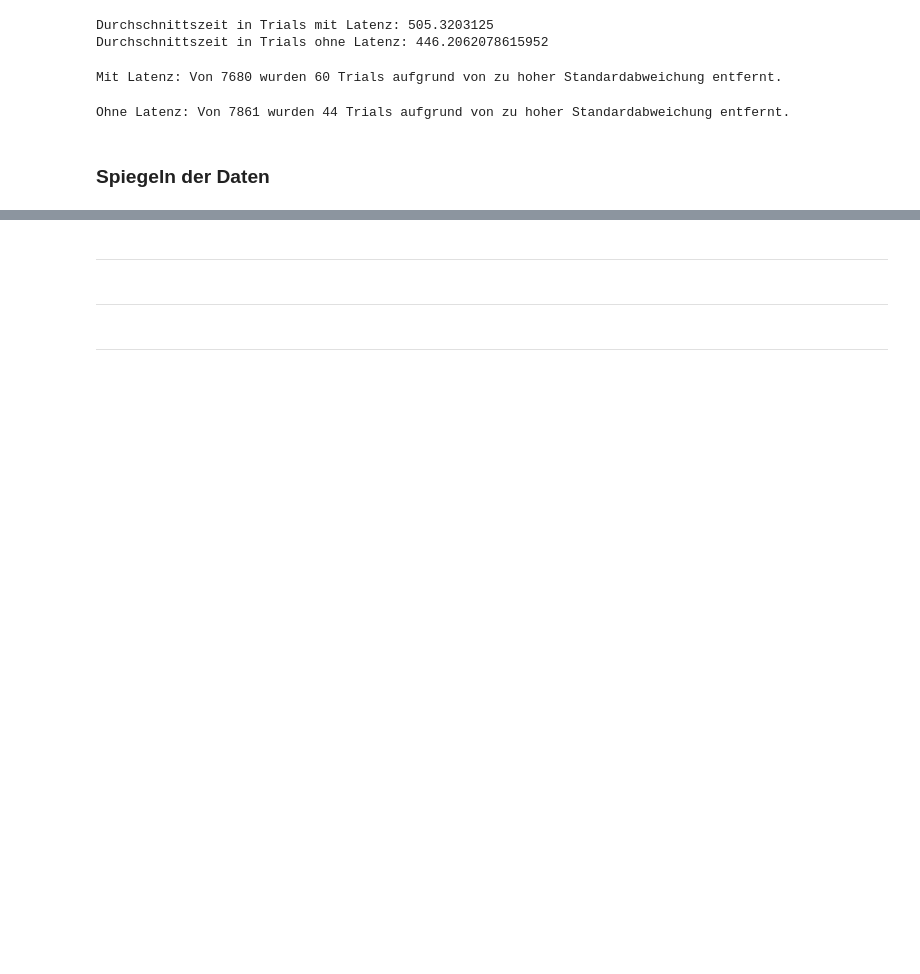
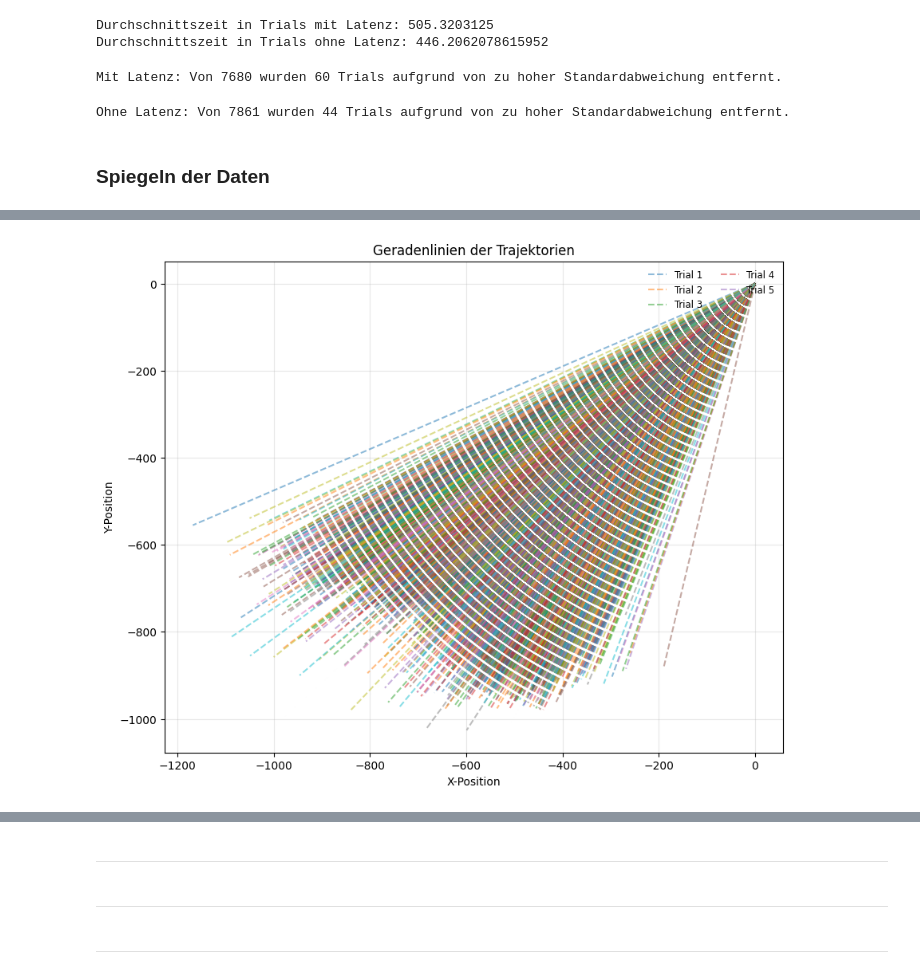
Before and after one commit to Michael1Mueller/continuousSimonTask, a Jupyter notebook: preprocessing.ipynb, the cells around one changed output, grey strips where cells are left out. Cells and saved outputs as stored; diff of their text form; code cells hidden in the pictures; blank space fills up the shorter version.

```diff
--- a/preprocessing.ipynb
+++ b/preprocessing.ipynb
@@ -440,0 +508,15 @@ combined_with_latency_final_preprocessed = combined_with_latency_final_outliers.
+# %%
+combined_with_latency_final_preprocessed['curvature'] = combined_with_latency_final_preprocessed.apply(lambda row: calculate_curvature_horizontal(row['xpos'], row['ypos']), axis=1)
+
+
+combined_with_latency_final_preprocessed['trajectory_length'] = combined_with_latency_final_preprocessed.apply(lambda row: calculate_trajectory_length(row['xpos'], row['ypos']), axis=1)
+combined_with_latency_final_preprocessed['normalized_curvature'] = combined_with_latency_final_preprocessed['curvature'] / combined_with_latency_final_preprocessed['trajectory_length']
+
+min_curvature = combined_with_latency_final_preprocessed['normalized_curvature'].min()
+max_curvature = combined_with_latency_final_preprocessed['normalized_curvature'].max()
+
+combined_with_latency_final_preprocessed['normalized_curvature_minmax'] = (combined_with_latency_final_preprocessed['normalized_curvature'] - min_curvature) / (max_curvature - min_curvature)
+# %%
+visualize_trajectories(combined_with_latency_final_preprocessed)
+# %% [output]
+[figure, added]
```
Also changed, not shown: parts of 12 cells of this notebook.
